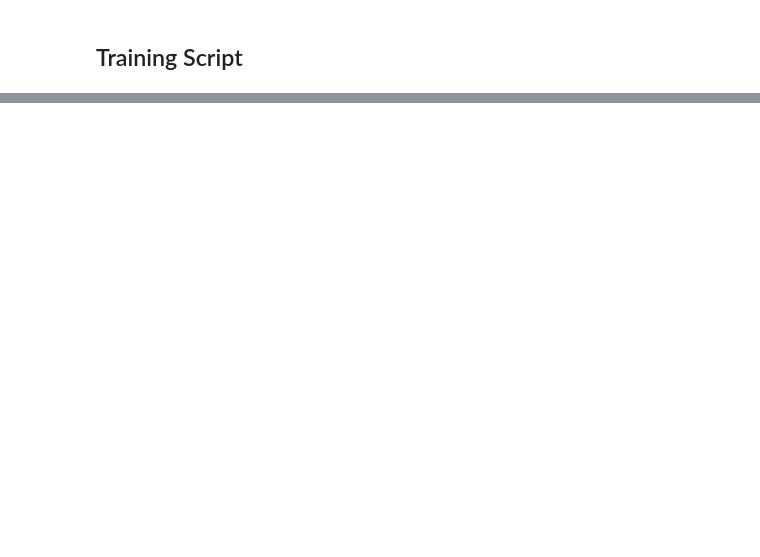
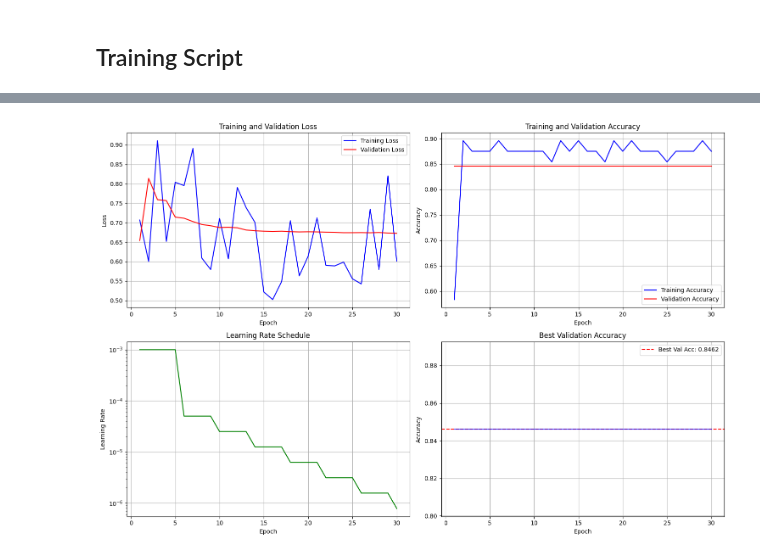
Before and after one commit to etherealsunshine/imc_dl_classifier, a Jupyter notebook: classifier.ipynb, the cells around one changed output, grey strips where cells are left out. Drawn from its saved outputs; the diff is of its cells as text; code cells hidden in the pictures; blank space fills up the shorter version.

```diff
--- a/classifier.ipynb
+++ b/classifier.ipynb
@@ -13,8 +13,8 @@ def get_imc_transforms(image_size=(256, 256)):
     train_transform = T.Compose([
         T.RandomHorizontalFlip(),
         T.RandomVerticalFlip(),
-        T.RandomRotation([0, 90, 180, 270]),
-        T.RandomAffine(degrees=0, translate=(0.05, 0.05)),
+       T.RandomRotation(degrees=(-90, 90)),
+        T.RandomAffine(degrees=10,translate=(0.05, 0.05)),
         T.Resize(image_size, antialias=True),
     ])
     val_transform = T.Compose([
@@ -726,7 +730,7 @@ class IMCTrainer:
 
         # Loss function
         if use_class_weights:
-            class_weights = dataset_info['class_weight'].to(device)
+            class_weights = dataset_info['class_weights'].to(device)
             self.criterion = nn.CrossEntropyLoss(weight=class_weights)
             print(f"Using class weights {class_weights}")
         else:
@@ -745,7 +749,7 @@ class IMCTrainer:
             mode='min',
             factor=0.5,
             patience=3,  # Reduced patience for simple model
-            verbose=True
+
         )
 
         # Mixed precision training for memory efficiency
@@ -778,7 +782,7 @@ class IMCTrainer:
             self.optimizer.zero_grad()
 
             if self.use_mixed_precision:
-                with autocast("cuda"):  # Fixed: removed "cuda" argument
+                with torch.amp.autocast("cuda"):
                     output = self.model(images)
                     loss = self.criterion(output['logits'], labels)
 
@@ -821,7 +825,7 @@ class IMCTrainer:
                 images, labels = images.to(self.device), labels.to(self.device)
 
                 if self.use_mixed_precision:
-                    with autocast("cuda"):
+                    with torch.amp.autocast("cuda"):
                         output = self.model(images)
                         loss = self.criterion(output['logits'], labels)
                 else:
@@ -1081,0 +1167,4 @@ NameError: name 'torch' is not defined
+# %%
+trainer.plot_training_history()
+# %% [output]
+[figure, added]
```
Also changed, not shown: parts of 4 cells of this notebook, 4 other files.
